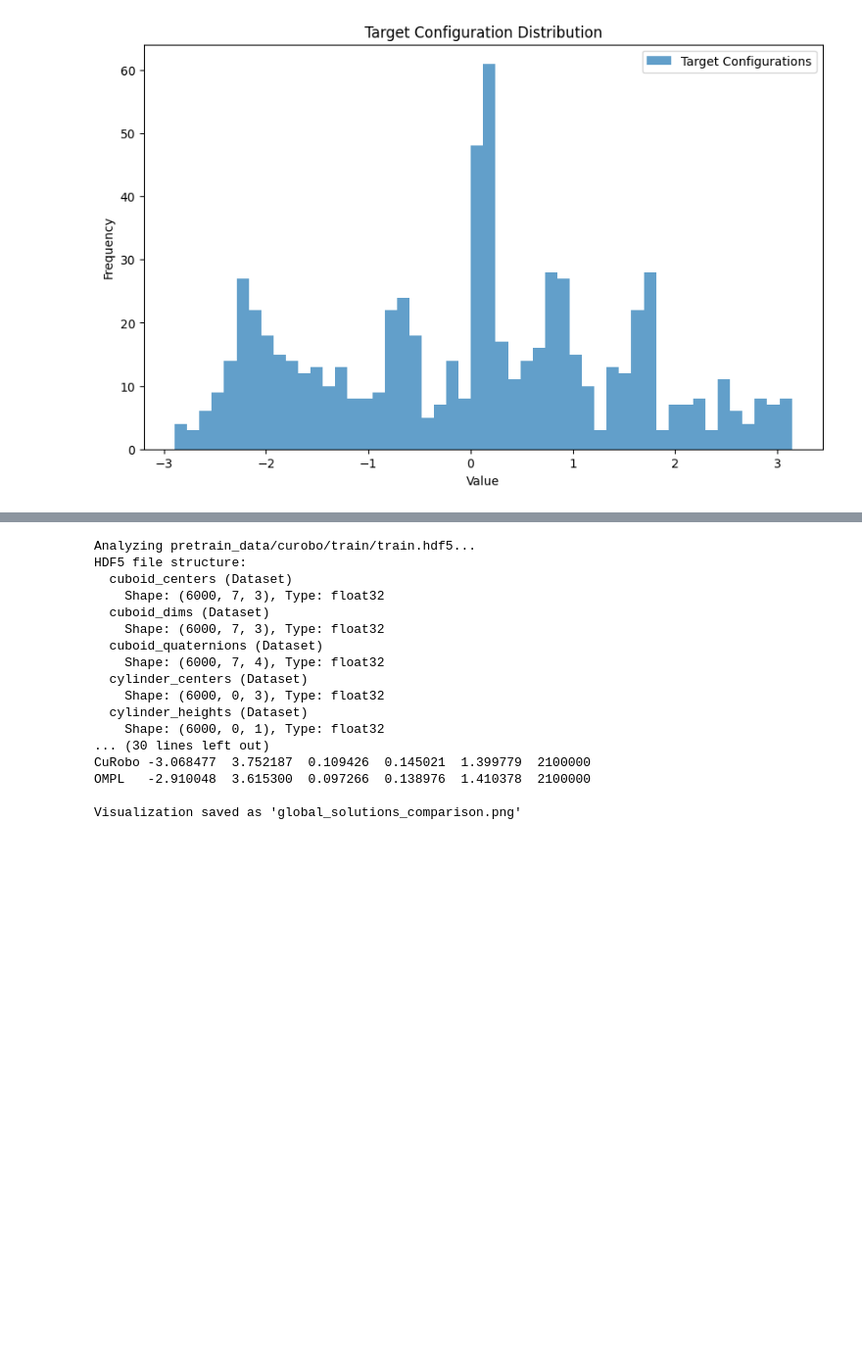
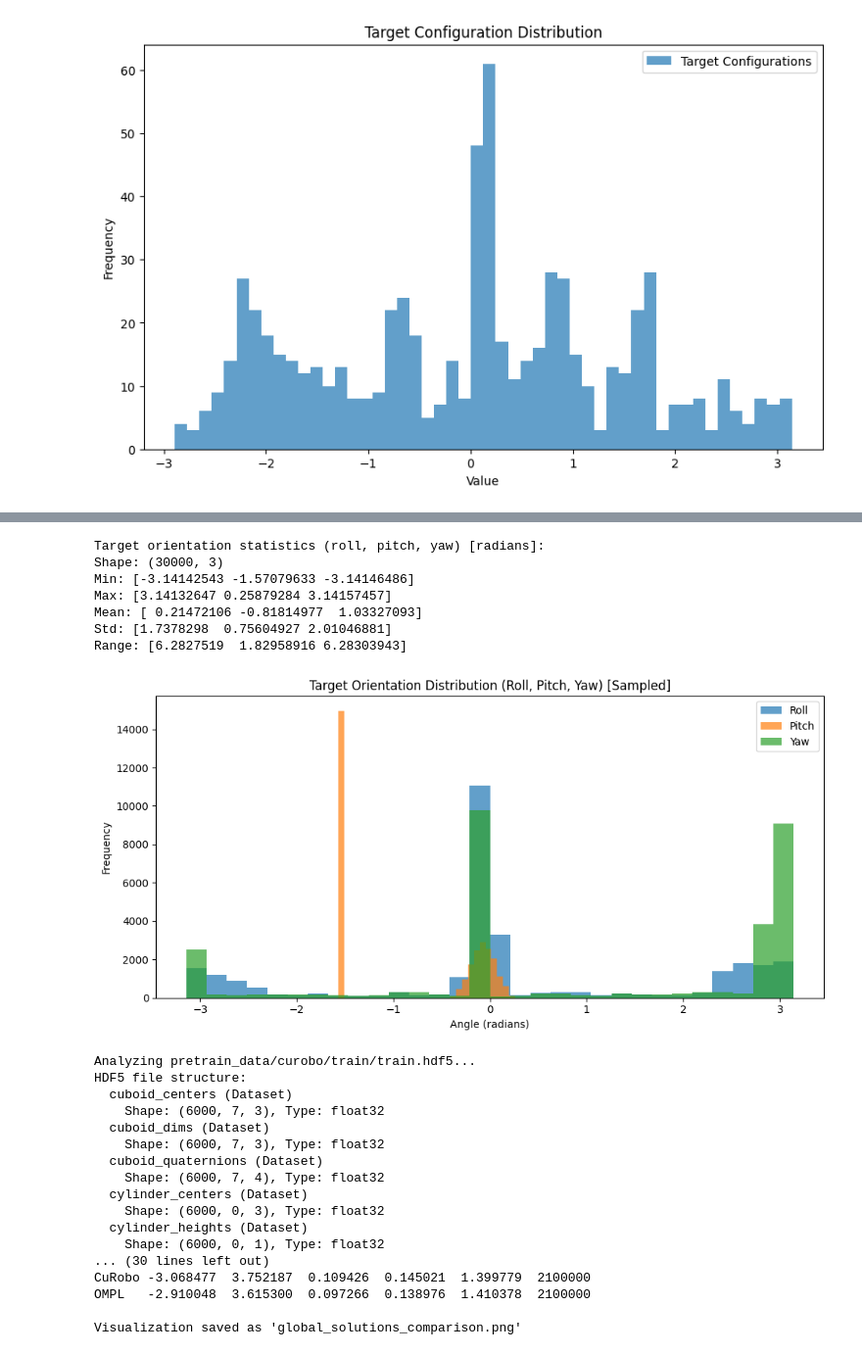
Before and after one commit to zipping-suger/motion_policy, a Jupyter notebook: note.ipynb, the cells around one changed output, grey strips where cells are left out. Shown at 98% size. Drawn from its saved outputs; the diff is of its cells as text; code cells hidden in the pictures; blank space fills up the shorter version.

```diff
--- a/note.ipynb
+++ b/note.ipynb
@@ -375,3 +474,58 @@ Number of batches in validation loader: 22500
+# %%
+import numpy as np
+from scipy.spatial.transform import Rotation as R
+
+# Sample a portion of the training set for target orientation statistics
+target_orientations = []
+sample_portion = 0.1  # Use 10% of the batches
+max_batches = int(len(train_loader) * sample_portion)
+max_batches = max(1, max_batches)  # At least 1 batch
+
+for i, batch in enumerate(train_loader):
+    target_pose = batch["target_pose"]
+    if target_pose.ndim == 2 and target_pose.shape[1] >= 7:
+        # Assume last 4 values are quaternion (x, y, z, w)
+        quats = target_pose[:, 3:7].cpu().numpy()
+        # Convert quaternion (x, y, z, w) to (w, x, y, z) if needed
+        # If your library expects (w, x, y, z), use: quats = quats[:, [3, 0, 1, 2]]
+        quats = quats[:, [3, 0, 1, 2]] # Convert to (w, x, y, z) order
+        r = R.from_quat(quats)  # (x, y, z, w) order for scipy
+        eulers = r.as_euler('xyz', degrees=False)  # roll, pitch, yaw
+        target_orientations.append(eulers)
+    if i + 1 >= max_batches:
+        break
+
+target_orientations = np.concatenate(target_orientations, axis=0)
+
+print("Target orientation statistics (roll, pitch, yaw) [radians]:")
+print(f"Shape: {target_orientations.shape}")
+print(f"Min: {np.min(target_orientations, axis=0)}")
+print(f"Max: {np.max(target_orientations, axis=0)}")
+print(f"Mean: {np.mean(target_orientations, axis=0)}")
+print(f"Std: {np.std(target_orientations, axis=0)}")
+print(f"Range: {np.ptp(target_orientations, axis=0)}")
+
+import matplotlib.pyplot as plt
+
+plt.figure(figsize=(10, 5))
+plt.hist(target_orientations[:, 0], bins=30, alpha=0.7, label='Roll')
+plt.hist(target_orientations[:, 1], bins=30, alpha=0.7, label='Pitch')
+plt.hist(target_orientations[:, 2], bins=30, alpha=0.7, label='Yaw')
+plt.xlabel("Angle (radians)")
+plt.ylabel("Frequency")
+plt.title("Target Orientation Distribution (Roll, Pitch, Yaw) [Sampled]")
+plt.legend()
+plt.tight_layout()
+plt.show()
+# %% [output]
+Target orientation statistics (roll, pitch, yaw) [radians]:
+Shape: (30000, 3)
+Min: [-3.14142543 -1.57079633 -3.14146486]
+Max: [3.14132647 0.25879284 3.14157457]
+Mean: [ 0.21472106 -0.81814977  1.03327093]
+Std: [1.7378298  0.75604927 2.01046881]
+Range: [6.2827519  1.82958916 6.28303943]
+[figure, added]
 # %%
 import h5py
 import numpy as np
```
Also changed, not shown: parts of 9 cells of this notebook, 7 other files.
